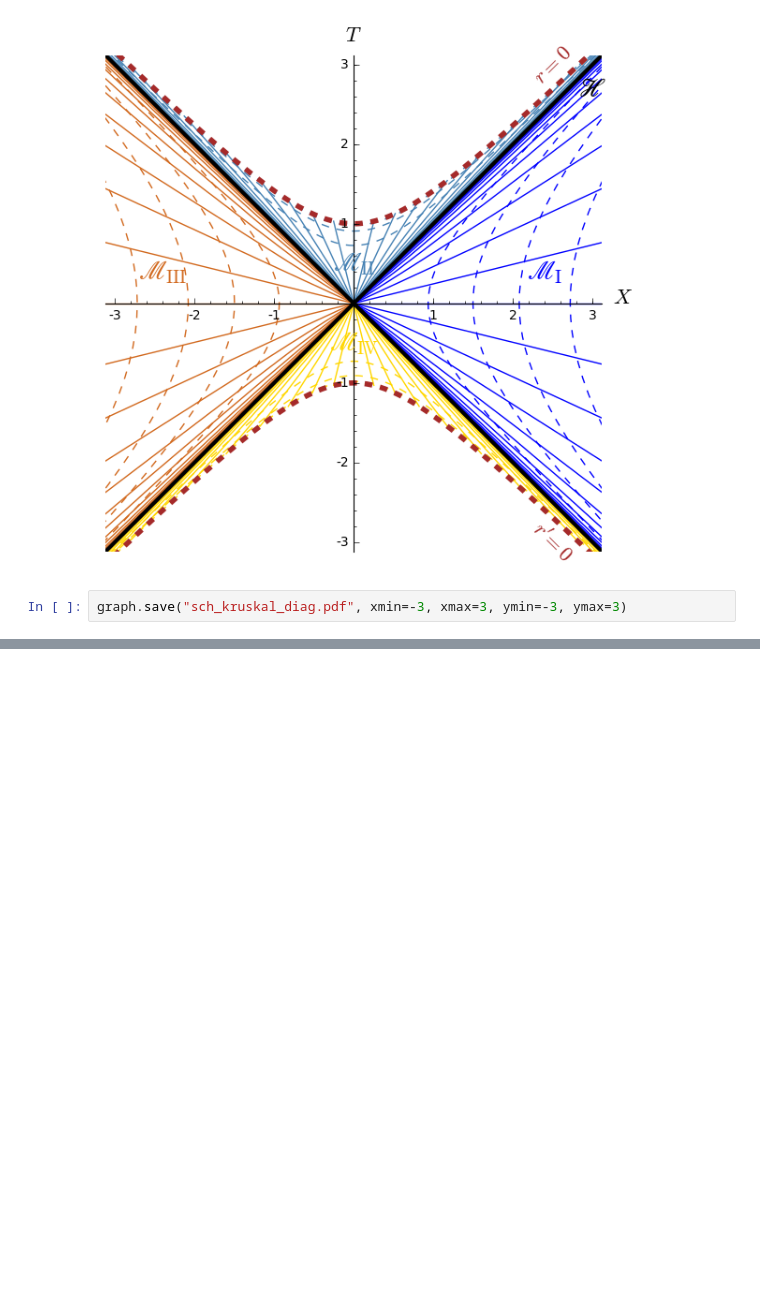
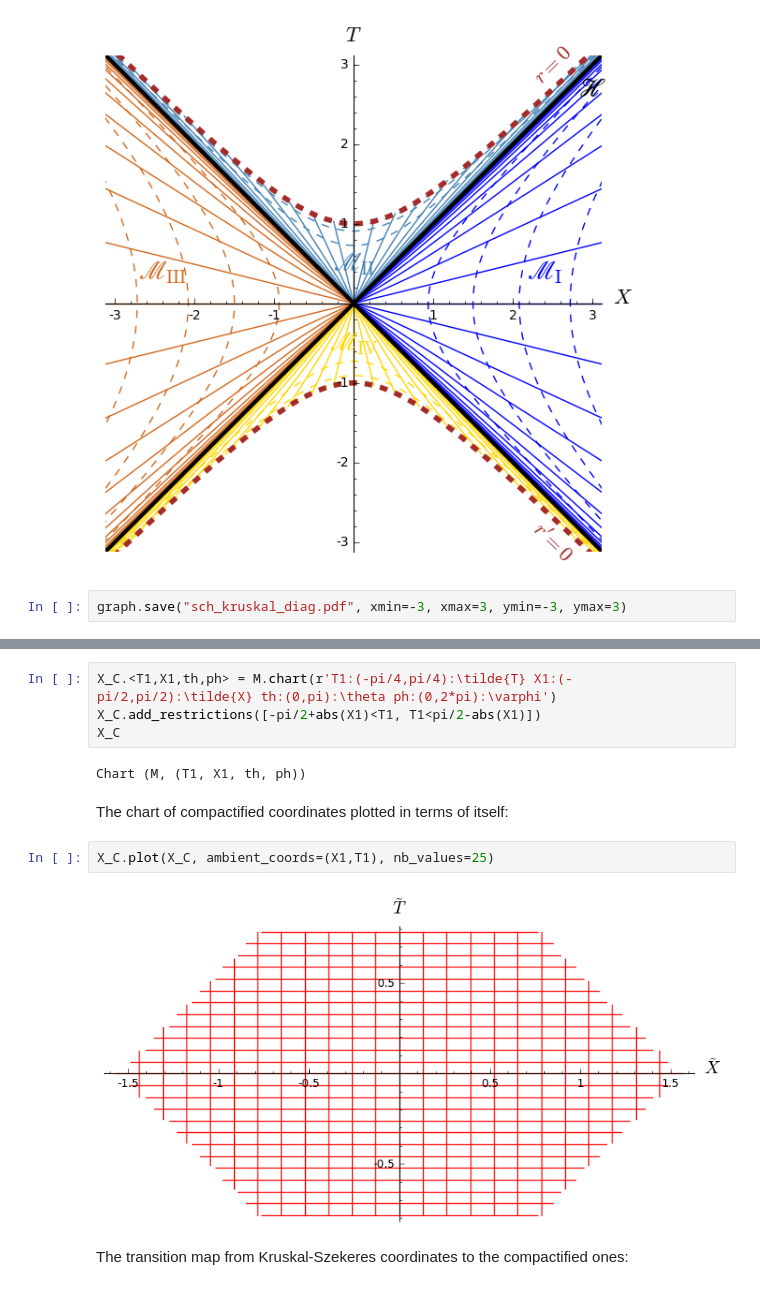
Before and after one commit to egourgoulhon/BHLectures, a Jupyter notebook: sage/Schwarz_Kruskal_Szekeres.ipynb, the cells around one changed output, grey strips where cells are left out. Saved outputs shown, nothing was run; the diff lists cells and outputs as text; blank space fills up the shorter version.

Commit message:
New Carter-Penrose diagram of Schwarzschild spacetime

```diff
--- a/sage/Schwarz_Kruskal_Szekeres.ipynb
+++ b/sage/Schwarz_Kruskal_Szekeres.ipynb
@@ -323,0 +349,14 @@ graph.save("sch_kruskal_diag.pdf", xmin=-3, xmax=3, ymin=-3, ymax=3)
+# %%
+X_C.<T1,X1,th,ph> = M.chart(r'T1:(-pi/4,pi/4):\tilde{T} X1:(-pi/2,pi/2):\tilde{X} th:(0,pi):\theta ph:(0,2*pi):\varphi')
+X_C.add_restrictions([-pi/2+abs(X1)<T1, T1<pi/2-abs(X1)])
+X_C
+# %% [output]
+Chart (M, (T1, X1, th, ph))
+# %% [markdown]
+The chart of compactified coordinates plotted in terms of itself:
+# %%
+X_C.plot(X_C, ambient_coords=(X1,T1), nb_values=25)
+# %% [output]
+[figure, added]
+# %% [markdown]
+The transition map from Kruskal-Szekeres coordinates to the compactified ones:
```
Also changed, not shown: parts of 18 cells of this notebook, 3 other files.
